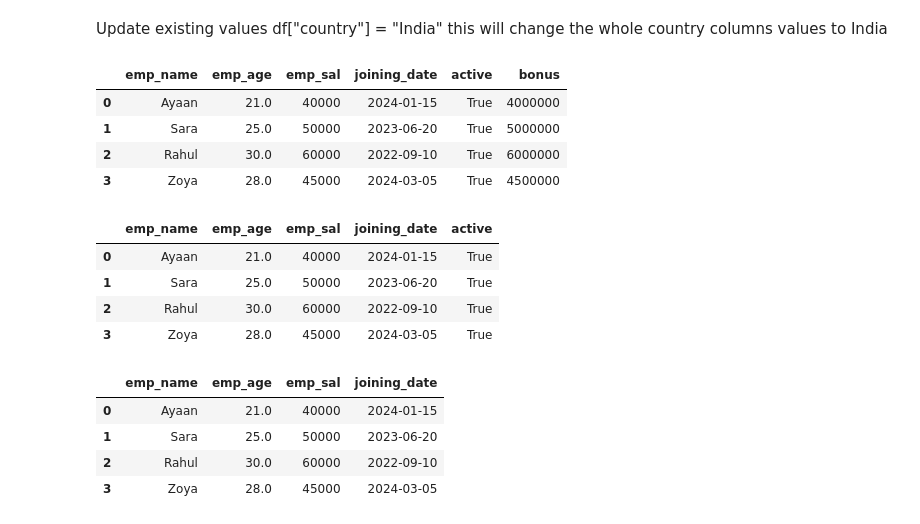
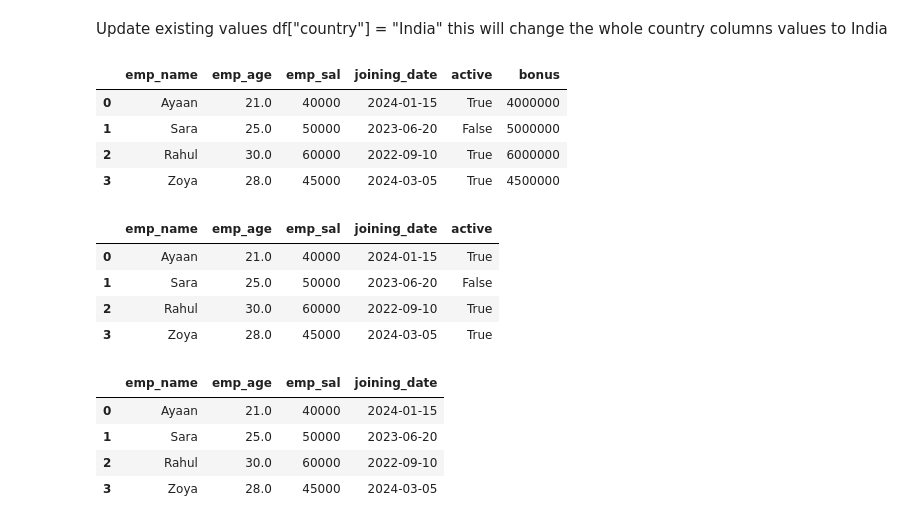
Before and after one commit to adnanmanzoormalik/Pandas, a Jupyter notebook: 07_DataTypesandTransformations.ipynb, the cells around one changed output. Cells and saved outputs as stored; diff of their text form; code cells hidden in the pictures.

```diff
--- a/07_DataTypesandTransformations.ipynb
+++ b/07_DataTypesandTransformations.ipynb
@@ -302,12 +302,12 @@ df["country"] = "India"
 this will change the whole country columns values to India
 # %%
 #updating using loc
-df["active"] = df.loc[df["emp_sal"] > 50000 , "active"] = True
+df.loc[df["emp_sal"] < 50000 , "active"] = True
 df
 # %% [output]
 |  | emp_name | emp_age | emp_sal | joining_date | active | bonus |
 | 0 | Ayaan | 21.0 | 40000 | 2024-01-15 | True | 4000000 |
-| 1 | Sara | 25.0 | 50000 | 2023-06-20 | True | 5000000 |
+| 1 | Sara | 25.0 | 50000 | 2023-06-20 | False | 5000000 |
 | 2 | Rahul | 30.0 | 60000 | 2022-09-10 | True | 6000000 |
 | 3 | Zoya | 28.0 | 45000 | 2024-03-05 | True | 4500000 |
 # %%
@@ -317,7 +317,7 @@ df
 # %% [output]
 |  | emp_name | emp_age | emp_sal | joining_date | active |
 | 0 | Ayaan | 21.0 | 40000 | 2024-01-15 | True |
-| 1 | Sara | 25.0 | 50000 | 2023-06-20 | True |
+| 1 | Sara | 25.0 | 50000 | 2023-06-20 | False |
 | 2 | Rahul | 30.0 | 60000 | 2022-09-10 | True |
 | 3 | Zoya | 28.0 | 45000 | 2024-03-05 | True |
 # %%
```
Also changed, not shown: 1 other file.
